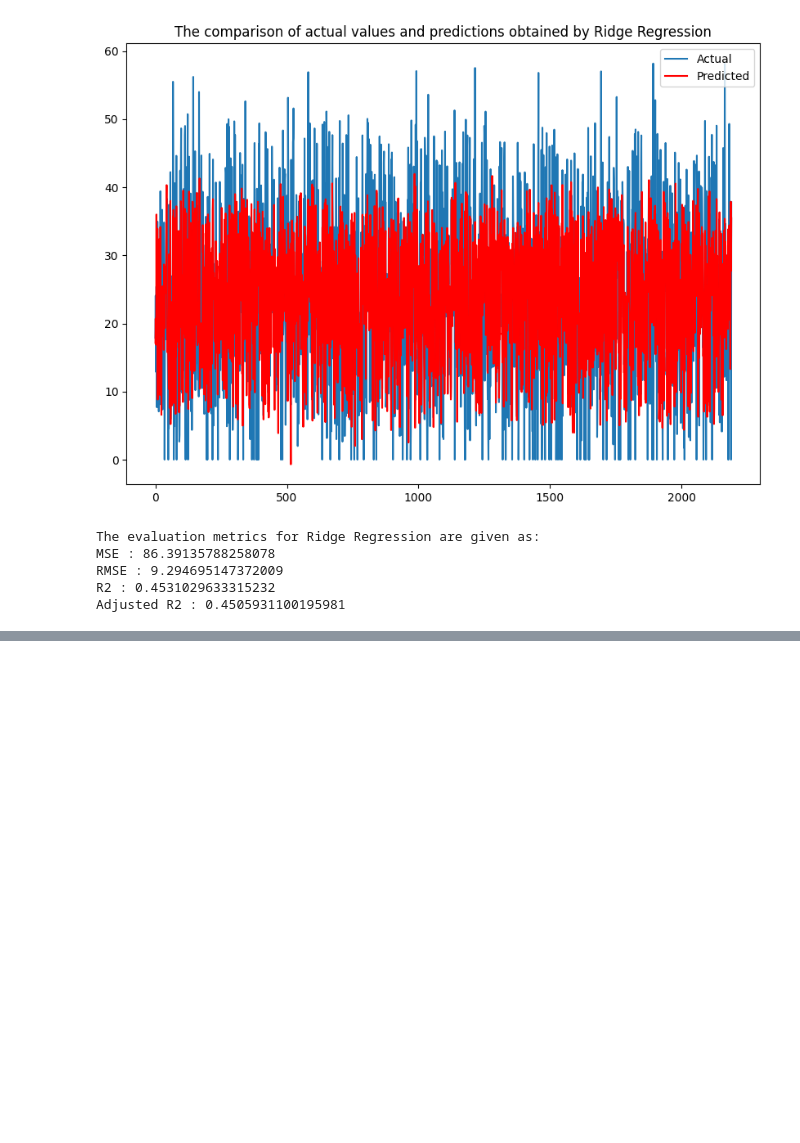
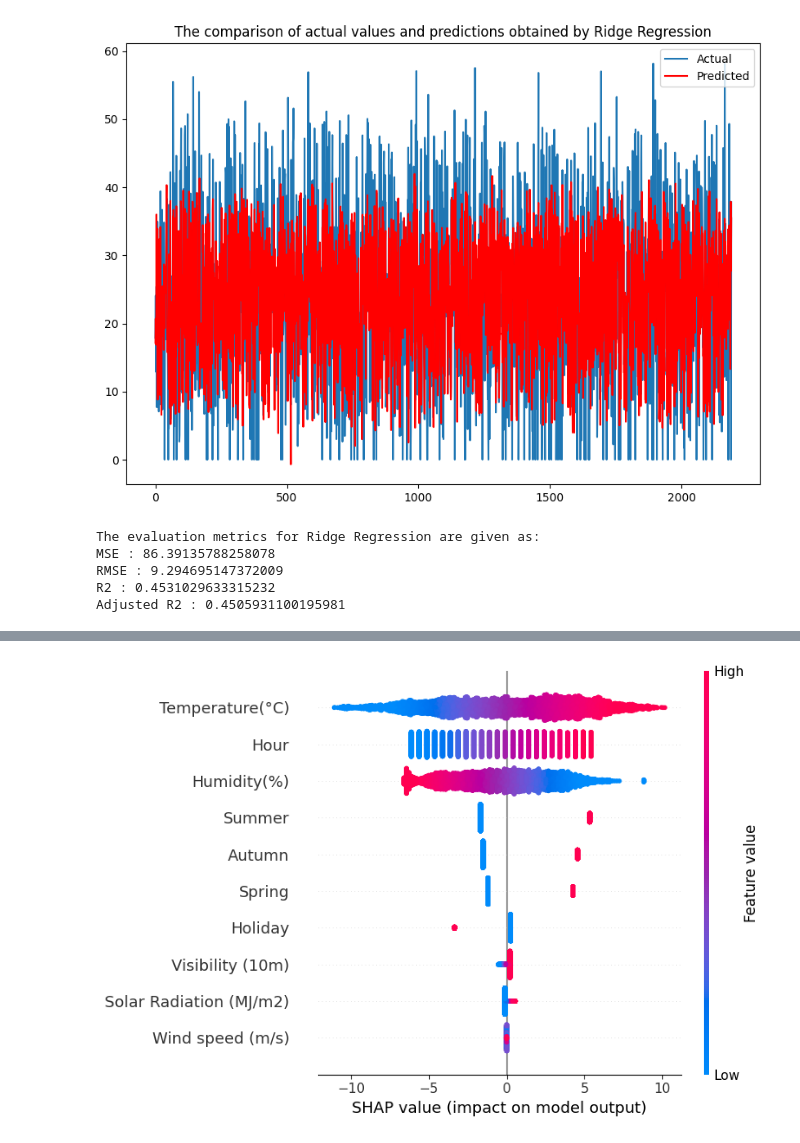
Before and after one commit to pravin2072/Bike_Sharing_Demand_Prediction_Capstone_Project_, a Jupyter notebook: Bike_sharing__demand_prediction21_4_23.ipynb, the cells around one changed output, grey strips where cells are left out. Saved outputs shown, nothing was run; the diff lists cells and outputs as text; code cells hidden in the pictures; blank space fills up the shorter version.

```diff
--- a/Bike_sharing__demand_prediction21_4_23.ipynb
+++ b/Bike_sharing__demand_prediction21_4_23.ipynb
@@ -880,0 +1026,5 @@ Adjusted R2 : 0.4505931100195981
+# %%
+#Plotting shap summary plot for Ridge regression
+shap_summary(ridge_model)
+# %% [output]
+[figure, added]
```
Also changed, not shown: parts of 33 cells of this notebook.
